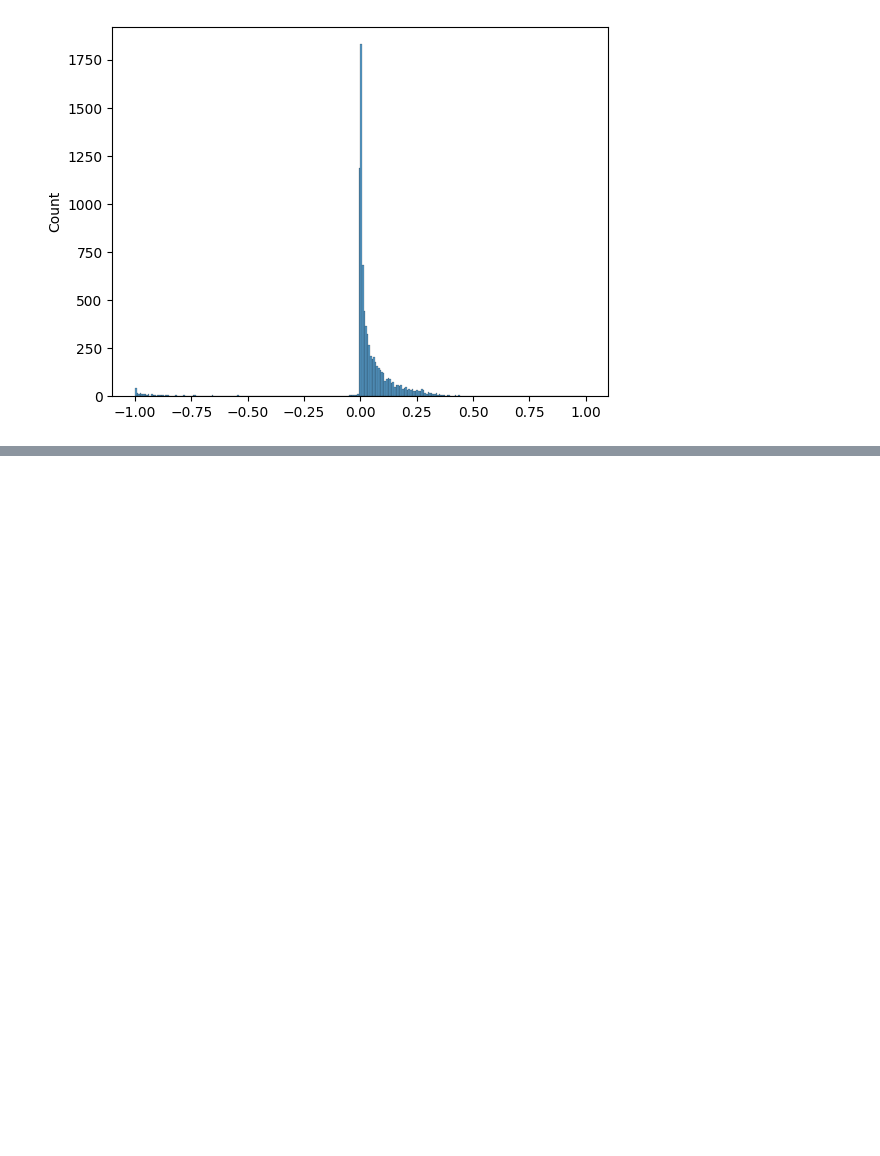
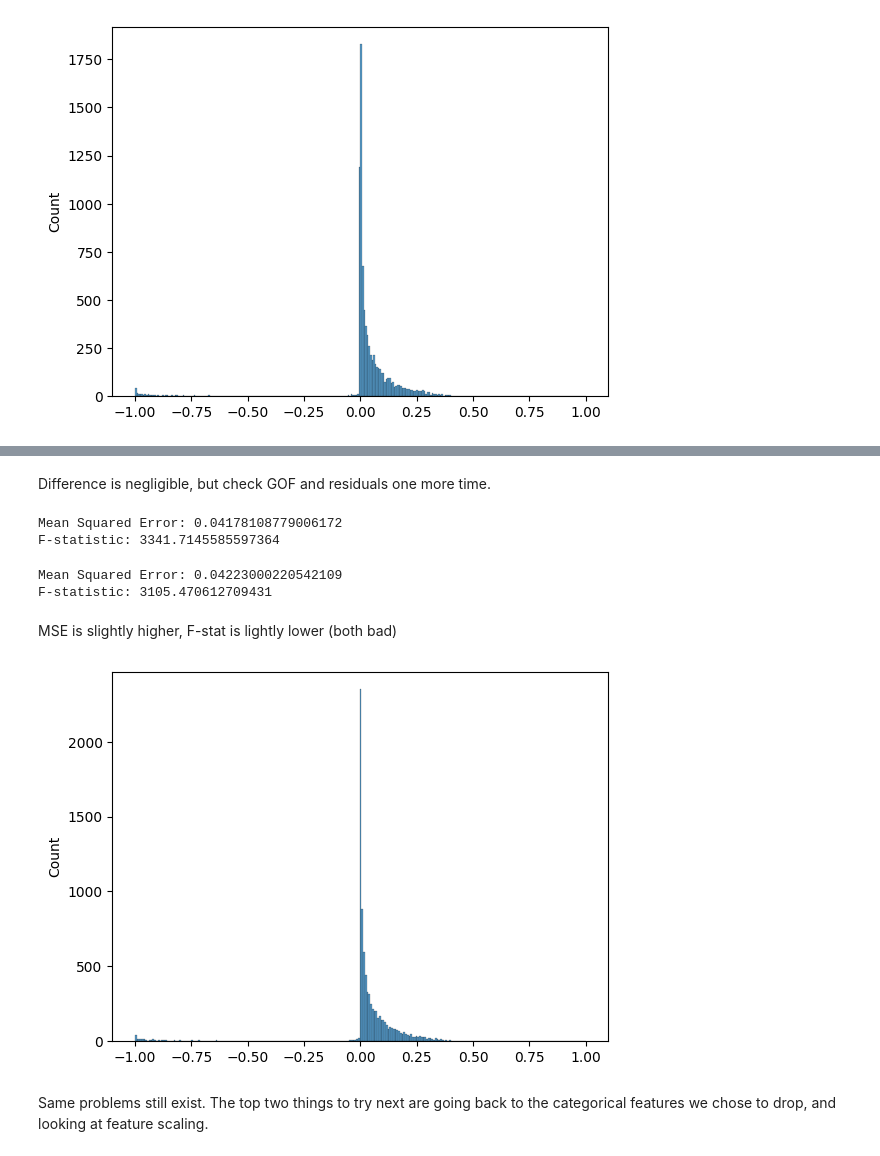
Before and after one commit to ellynkeith/ML_AI, a Jupyter notebook: binary_classification_task/binary_cls.ipynb, the cells around one changed output, grey strips where cells are left out. Cells and saved outputs as stored; diff of their text form; code cells hidden in the pictures; blank space fills up the shorter version.

```diff
--- a/binary_classification_task/binary_cls.ipynb
+++ b/binary_classification_task/binary_cls.ipynb
@@ -251,5 +216,11 @@ Look at correlation coefficients to see if we can be informed by them to reduce
+# %%
+df['inq_6m_greaterthan'] = np.where(df['inq_last_6mths'] > 18, 1, 0)
+df['grade_greaterthan'] = np.where(df['grade'] > 3, 1, 0)
 # %%
-corrs = pd.DataFrame({
-    'feature': df.columns,
-    'coef': clf.coef_[0]
-}).sort_values(by='coef', key=abs, ascending=False)
+X = df.values
+y = target.values
+
+X_train, X_test, y_train, y_test = train_test_split(X, y, test_size=0.2, random_state=43)
+
+clf = LogisticRegression()
+clf.fit(X_train, y_train)
@@ -328,0 +247,36 @@ weighted avg       0.95      0.95      0.95      8507
+# %% [markdown]
+Difference is negligible, but check GOF and residuals one more time.
+# %%
+# previous GOF stats
+print('Mean Squared Error:', mse, '\nF-statistic:', f_stat)
+# %% [output]
+Mean Squared Error: 0.04178108779006172
+F-statistic: 3341.7145585597364
+# %%
+y_pred = clf.predict_proba(X_test)[:, 1]
+residuals = y_test - y_pred
+
+# print previous GOF stats
+
+# Number of observations and number of predictors
+n = len(y)
+p = X.shape[1]
+
+new_mse = mean_squared_error(y_test, y_pred)
+ssr = np.sum((y_pred - np.mean(y)) ** 2)
+rss = np.sum(residuals ** 2)
+new_f_stat = (ssr / p) / (rss / (n - p - 1))
+
+print('Mean Squared Error:', new_mse, '\nF-statistic:', new_f_stat)
+# %% [output]
+Mean Squared Error: 0.04223000220542109
+F-statistic: 3105.470612709431
+# %% [markdown]
+MSE is slightly higher, F-stat is lightly lower (both bad)
+# %%
+sns.histplot(residuals)
+plt.show()
+# %% [output]
+[figure, added]
+# %% [markdown]
+Same problems still exist. The top two things to try next are going back to the categorical features we chose to drop, and looking at feature scaling.
```
Also changed, not shown: parts of 22 cells of this notebook.
